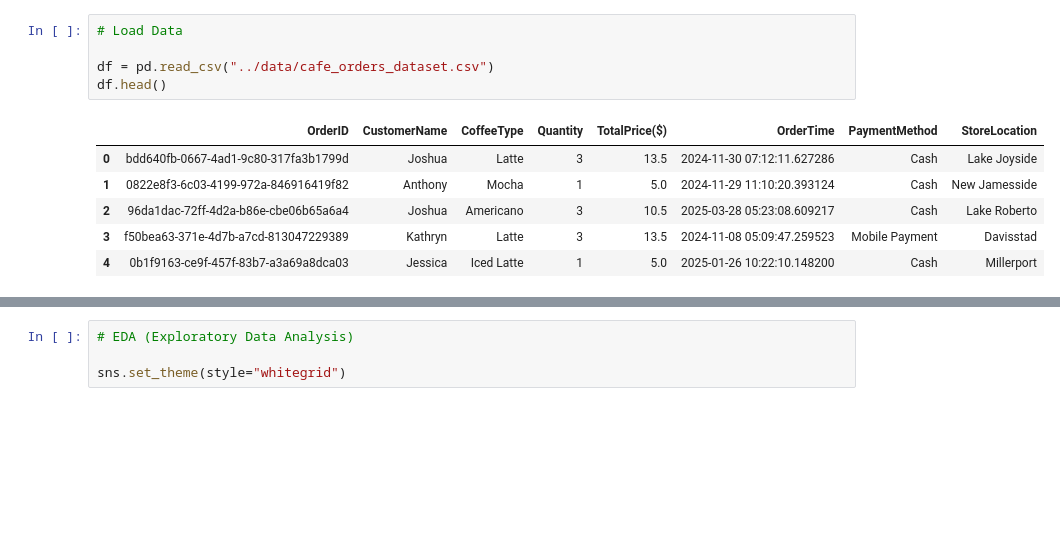
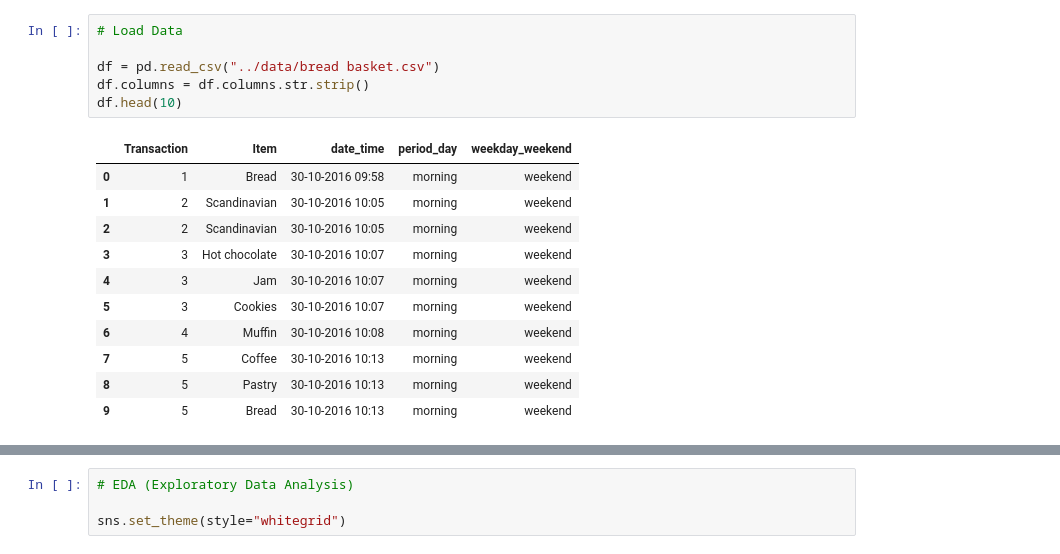
Before and after one commit to alvingnwns/Machine-Learning-AOL-Project, a Jupyter notebook: backend/notebooks/01_EDA.ipynb, the cells around one changed output, grey strips where cells are left out. Drawn from its saved outputs; the diff is of its cells as text; blank space fills up the shorter version.

```diff
--- a/backend/notebooks/01_EDA.ipynb
+++ b/backend/notebooks/01_EDA.ipynb
@@ -16,12 +8,18 @@ please provide us feedback at https://github.com/pandas-dev/pandas/issues/54466
 # %%
 # Load Data
 
-df = pd.read_csv("../data/cafe_orders_dataset.csv")
-df.head()
+df = pd.read_csv("../data/bread basket.csv")
+df.columns = df.columns.str.strip()
+df.head(10)
 # %% [output]
-|  | OrderID | CustomerName | CoffeeType | Quantity | TotalPrice($) | OrderTime | PaymentMethod | StoreLocation |
-| 0 | bdd640fb-0667-4ad1-9c80-317fa3b1799d | Joshua | Latte | 3 | 13.5 | 2024-11-30 07:12:11.627286 | Cash | Lake Joyside |
-| 1 | 0822e8f3-6c03-4199-972a-846916419f82 | Anthony | Mocha | 1 | 5.0 | 2024-11-29 11:10:20.393124 | Cash | New Jamesside |
-| 2 | 96da1dac-72ff-4d2a-b86e-cbe06b65a6a4 | Joshua | Americano | 3 | 10.5 | 2025-03-28 05:23:08.609217 | Cash | Lake Roberto |
-| 3 | f50bea63-371e-4d7b-a7cd-813047229389 | Kathryn | Latte | 3 | 13.5 | 2024-11-08 05:09:47.259523 | Mobile Payment | Davisstad |
-| 4 | 0b1f9163-ce9f-457f-83b7-a3a69a8dca03 | Jessica | Iced Latte | 1 | 5.0 | 2025-01-26 10:22:10.148200 | Cash | Millerport |
+|  | Transaction | Item | date_time | period_day | weekday_weekend |
+| 0 | 1 | Bread | 30-10-2016 09:58 | morning | weekend |
+| 1 | 2 | Scandinavian | 30-10-2016 10:05 | morning | weekend |
+| 2 | 2 | Scandinavian | 30-10-2016 10:05 | morning | weekend |
+| 3 | 3 | Hot chocolate | 30-10-2016 10:07 | morning | weekend |
+| 4 | 3 | Jam | 30-10-2016 10:07 | morning | weekend |
+| 5 | 3 | Cookies | 30-10-2016 10:07 | morning | weekend |
+| 6 | 4 | Muffin | 30-10-2016 10:08 | morning | weekend |
+| 7 | 5 | Coffee | 30-10-2016 10:13 | morning | weekend |
+| 8 | 5 | Pastry | 30-10-2016 10:13 | morning | weekend |
+| 9 | 5 | Bread | 30-10-2016 10:13 | morning | weekend |
```
Also changed, not shown: parts of 8 cells of this notebook, 1 other file.
